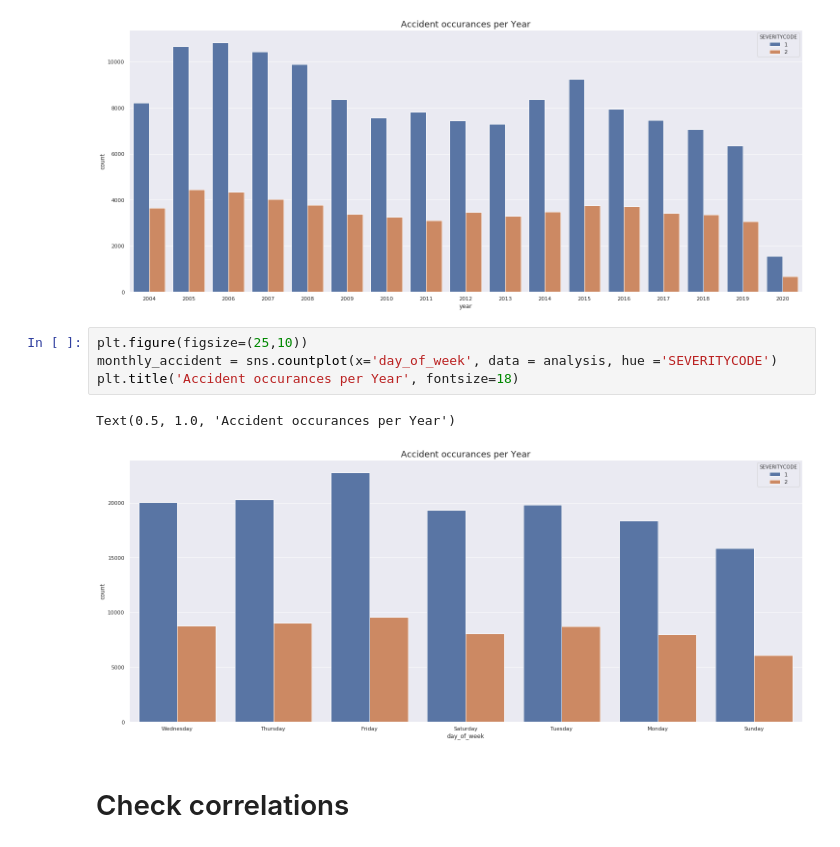
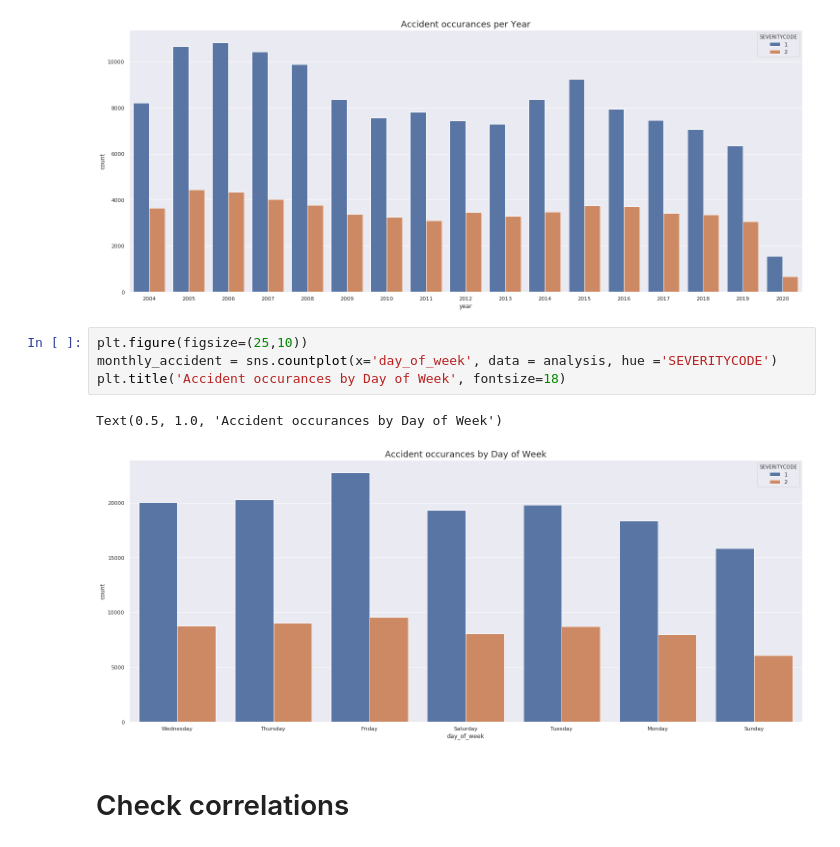
Before and after one commit to Seaner71/Coursera_Capstone, a Jupyter notebook: scripts/Coursera_Capstone.ipynb, the cells around one changed output. Saved outputs shown, nothing was run; the diff lists cells and outputs as text.

```diff
--- a/scripts/Coursera_Capstone.ipynb
+++ b/scripts/Coursera_Capstone.ipynb
@@ -183,10 +183,10 @@ Text(0.5, 1.0, 'Accident occurances per Year')
 # %%
 plt.figure(figsize=(25,10))
 monthly_accident = sns.countplot(x='day_of_week', data = analysis, hue ='SEVERITYCODE')
-plt.title('Accident occurances per Year', fontsize=18)
+plt.title('Accident occurances by Day of Week', fontsize=18)
 # %% [output]
-Text(0.5, 1.0, 'Accident occurances per Year')
+Text(0.5, 1.0, 'Accident occurances by Day of Week')
-[figure, old version]
+[figure, new version]
 # %% [markdown]
 # Check correlations
 # %% [markdown]
```
Also changed, not shown: parts of 16 cells of this notebook.
